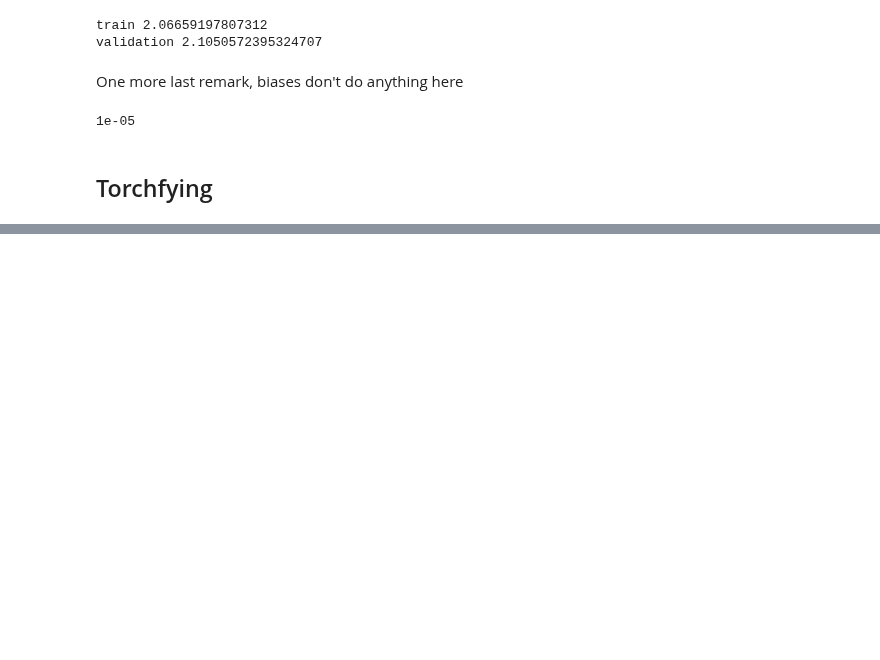
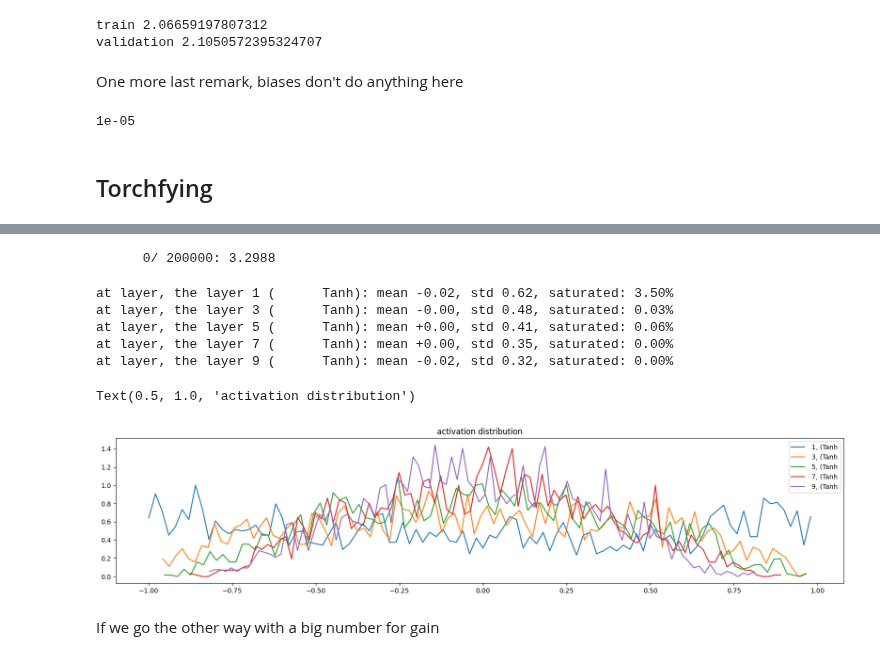
Before and after one commit to exploringweirdmachines/mlp, a Jupyter notebook: multi-layer-perceptron-part3.ipynb, the cells around one changed output, grey strips where cells are left out. Saved outputs shown, nothing was run; the diff lists cells and outputs as text; code cells hidden in the pictures; blank space fills up the shorter version.

```diff
--- a/multi-layer-perceptron-part3.ipynb
+++ b/multi-layer-perceptron-part3.ipynb
@@ -1900,0 +2171,3 @@ for i in range(max_steps):
+# %%
+embeddings = C[Xb]
+embeddings.shape
@@ -1900,0 +2176,3 @@ for i in range(max_steps):
+# %%
+embcat = embeddings.view(embeddings.shape[0], -1)
+embcat.shape
@@ -1900,0 +2243,69 @@ for i in range(max_steps):
+# %%
+max_steps = 200000
+batch_size = 32
+lossi = []
+
+for i in range(max_steps):
+
+    # minibatch construct
+    ix = torch.randint(0, X_train.shape[0], (batch_size,), generator=g)
+    Xb, Yb = X_train[ix], Y_train[ix] # batch X,Y
+
+    # forward pass
+    embeddings = C[Xb] # embed the characters into vectors
+    embcat = embeddings.view(embeddings.shape[0], -1) # concatenate the vectors
+    x = embcat
+    for layer in layers:
+        x = layer(x)
+    loss = F.cross_entropy(x, Yb) # loss function
+
+    # backward pass
+    for layer in layers:
+        layer.out.retain_grad() # AFTER DEBUG: would take out retain_graph
+    for p in parameters:
+        p.grad = None # reset gradients
+    loss.backward()
+
+    # update
+    learning_rate = 0.1 if i < 100000 else 0.01 # step learning rate decay
+    for p in parameters:
+        p.data += -learning_rate * p.grad
+
+    # track stats
+    if i % 10000 == 0: # print every once in a while
+        print(f'{i:7d}/{max_steps:7d}: {loss.item():.4f}')
+        lossi.append(loss.log10().item())
+
+    break
+# %% [output]
+      0/ 200000: 3.2988
+# %%
+# visualize histograms
+# if we don't use a gain
+# we observe that the standard deviation is shrinking and the saturation is coming to zero
+# basically what's happening is the first layer is pretty decent, but then further layers are just kind of just shrinking down to 0
+# the reason for that is, when you just have a sandwich of linear layer alone, then initializing our weights would have conserved the std of one
+# but because we have sprinkled out tanh layers in there, them being "squashing layers", they are doing the squashing of the distributions, so we need some gain to keep expanding it back
+# to fight the squashing!
+
+plt.figure(figsize=(20, 4)) # width and height of the plot
+legends = []
+for i, layer in enumerate(layers[:-1]): # note: exclude the output layer
+  if isinstance(layer, Tanh):
+    t = layer.out
+    print('at layer, the layer %d (%10s): mean %+.2f, std %.2f, saturated: %.2f%%' % (i, layer.__class__.__name__, t.mean(), t.std(), (t.abs() > 0.97).float().mean()*100))
+    hy, hx = torch.histogram(t, density=True)
+    plt.plot(hx[:-1].detach(), hy.detach())
+    legends.append(f' {i}, ({layer.__class__.__name__}')
+plt.legend(legends);
+plt.title('activation distribution')
+# %% [output]
+at layer, the layer 1 (      Tanh): mean -0.02, std 0.62, saturated: 3.50%
+at layer, the layer 3 (      Tanh): mean -0.00, std 0.48, saturated: 0.03%
+at layer, the layer 5 (      Tanh): mean +0.00, std 0.41, saturated: 0.06%
+at layer, the layer 7 (      Tanh): mean +0.00, std 0.35, saturated: 0.00%
+at layer, the layer 9 (      Tanh): mean -0.02, std 0.32, saturated: 0.00%
+Text(0.5, 1.0, 'activation distribution')
+[figure, added]
+# %% [markdown]
+If we go the other way with a big number for gain
```
Also changed, not shown: parts of 56 cells of this notebook.
